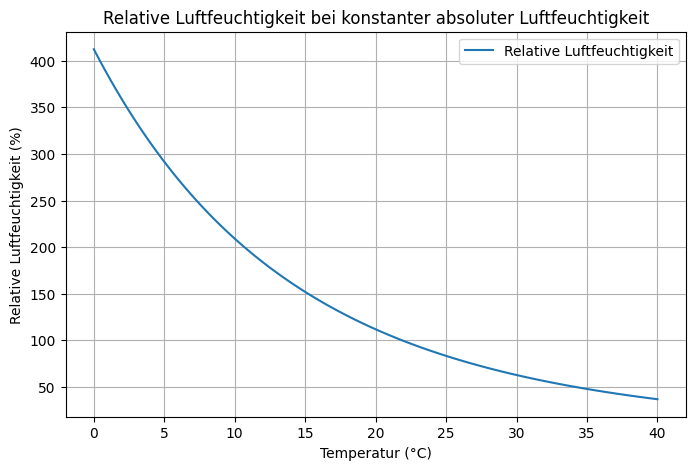
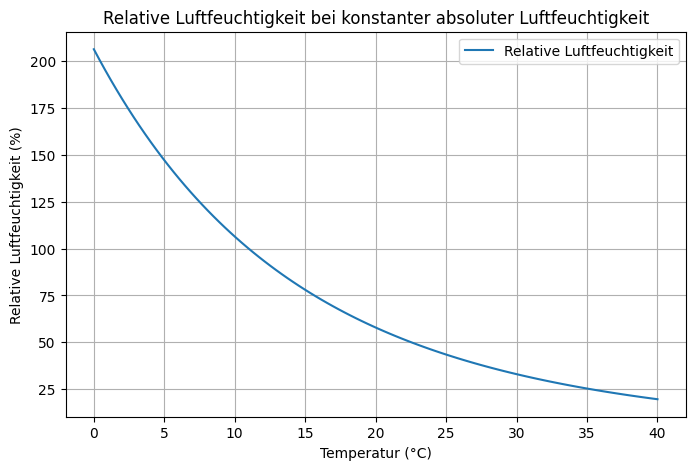
Code edit (unified diff) that turned the first committed figure into the second:
--- before
+++ after
@@ -1,16 +1,19 @@
+# Input
+
 # Konstante absolute Luftfeuchtigkeit (g/m³)
 AH = 10.0
 
 # Temperaturbereich in °C (z. B. 0°C bis 40°C)
-temperatures = np.linspace(0, 40, 100) + T0
+temperatures = np.linspace(0, 40, 100)
 
-# Funktion zur Berechnung des tatsächlichen Dampfdrucks e (in hPa)
-def actual_vapor_pressure(AH, T):
-    return (AH * (T + T0)) / 216.7
+# _____________________________________________________________________________
 
 # Berechnung von e, e_s und der relativen Luftfeuchtigkeit RH
 e = actual_vapor_pressure(AH, temperatures)
-e_s = saturation_vapor_pressure_wagner(temperatures) / 100  # Umwandlung in hPa
+e_s = saturation_vapor_pressure(temperatures) * 10  # Umwandlung von kPa in hPa
+
 RH = (e / e_s) * 100  # relative Luftfeuchtigkeit in Prozent
+
+# _____________________________________________________________________________
 
 # Ausgabe einiger Ergebnisse
@@ -20,5 +23,5 @@
 # Plotten der Ergebnisse
 plt.figure(figsize=(8, 5))
-plt.plot(temperatures - T0, RH, label='Relative Luftfeuchtigkeit')
+plt.plot(temperatures, RH, label='Relative Luftfeuchtigkeit')
 plt.xlabel('Temperatur (°C)')
 plt.ylabel('Relative Luftfeuchtigkeit (%)')

Commit: Fix issue Übung 1, simplfy input of T to Celsius